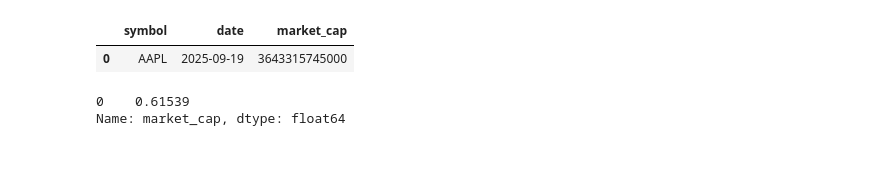
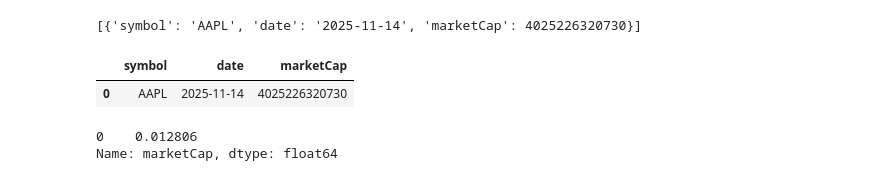
Before and after one commit to sergiobk201/fast_company_valuator, a Jupyter notebook: fast_company_valuator.ipynb, the cells around one changed output. Saved outputs shown, nothing was run; the diff lists cells and outputs as text; code cells hidden in the pictures.

```diff
--- a/fast_company_valuator.ipynb
+++ b/fast_company_valuator.ipynb
@@ -116,18 +133,20 @@ np.float64(2242058280000.0)
+# %%
+mk_cap_response = requests.get(
+    f'https://financialmodelingprep.com/stable/market-capitalization?symbol=AAPL&apikey={api_key}'
+)
+mkcap = mk_cap_response.json()
+mkcap
+# %% [output]
+[{'symbol': 'AAPL', 'date': '2025-11-14', 'marketCap': 4025226320730}]
 # %%
-market_cap = fmp_get(
-    resource='market-capitalization',
-    symbol='AAPL',
-    params= {'date': "2025-09-20"},
-    to_pandas=True
-)
+market_cap = pd.DataFrame(mkcap)
+market_cap
+# %% [output]
+|  | symbol | date | marketCap |
+| 0 | AAPL | 2025-11-14 | 4025226320730 |
-# %%
-market_cap
-# %% [output]
-|  | symbol | date | market_cap |
-| 0 | AAPL | 2025-09-19 | 3643315745000 |
 # %%
-ir = dcf / market_cap['market_cap']
+ir = dcf / market_cap['marketCap']
 ir
 # %% [output]
-0    0.61539
-Name: market_cap, dtype: float64
+0    0.012806
+Name: marketCap, dtype: float64
```
Also changed, not shown: parts of 16 cells of this notebook, 2 other files.
